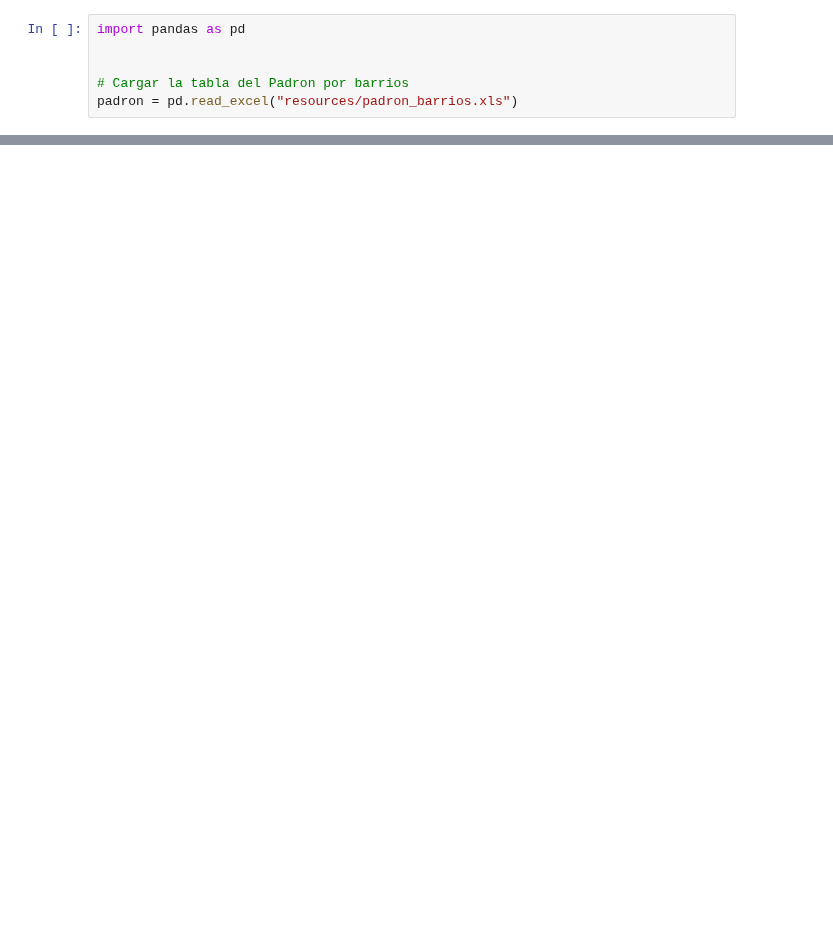
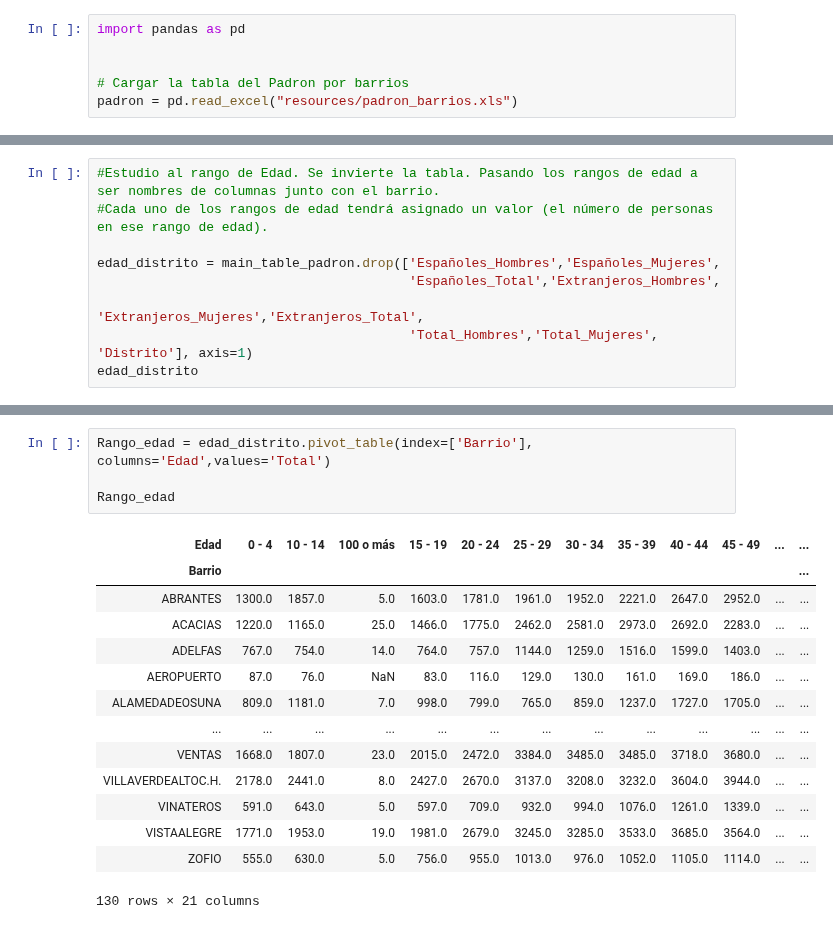
Before and after one commit to InmaLatorre/G3_ProyectoPython, a Jupyter notebook: main_fer.ipynb, the cells around one changed output, grey strips where cells are left out. Saved outputs shown, nothing was run; the diff lists cells and outputs as text; blank space fills up the shorter version.

Commit message:
Trato de tablas antes de limpiarlas

```diff
--- a/main_fer.ipynb
+++ b/main_fer.ipynb
@@ -57,0 +89,9 @@ main_table_padron.head(50)
+# %%
+#Estudio al rango de Edad. Se invierte la tabla. Pasando los rangos de edad a ser nombres de columnas junto con el barrio.
+#Cada uno de los rangos de edad tendrá asignado un valor (el número de personas en ese rango de edad).
+
+edad_distrito = main_table_padron.drop(['Españoles_Hombres','Españoles_Mujeres',
+                                        'Españoles_Total','Extranjeros_Hombres',
+                                        'Extranjeros_Mujeres','Extranjeros_Total',
+                                        'Total_Hombres','Total_Mujeres', 'Distrito'], axis=1)
+edad_distrito
@@ -57,0 +112,19 @@ main_table_padron.head(50)
+# %%
+Rango_edad = edad_distrito.pivot_table(index=['Barrio'], columns='Edad',values='Total')
+
+Rango_edad
+# %% [output]
+| Edad | 0 - 4 | 10 - 14 | 100 o más | 15 - 19 | 20 - 24 | 25 - 29 | 30 - 34 | 35 - 39 | 40 - 44 | 45 - 49 | ... | ... |
+| Barrio |  |  |  |  |  |  |  |  |  |  |  | ... |
+| ABRANTES | 1300.0 | 1857.0 | 5.0 | 1603.0 | 1781.0 | 1961.0 | 1952.0 | 2221.0 | 2647.0 | 2952.0 | ... | ... |
+| ACACIAS | 1220.0 | 1165.0 | 25.0 | 1466.0 | 1775.0 | 2462.0 | 2581.0 | 2973.0 | 2692.0 | 2283.0 | ... | ... |
+| ADELFAS | 767.0 | 754.0 | 14.0 | 764.0 | 757.0 | 1144.0 | 1259.0 | 1516.0 | 1599.0 | 1403.0 | ... | ... |
+| AEROPUERTO | 87.0 | 76.0 | NaN | 83.0 | 116.0 | 129.0 | 130.0 | 161.0 | 169.0 | 186.0 | ... | ... |
+| ALAMEDADEOSUNA | 809.0 | 1181.0 | 7.0 | 998.0 | 799.0 | 765.0 | 859.0 | 1237.0 | 1727.0 | 1705.0 | ... | ... |
+| ... | ... | ... | ... | ... | ... | ... | ... | ... | ... | ... | ... | ... |
+| VENTAS | 1668.0 | 1807.0 | 23.0 | 2015.0 | 2472.0 | 3384.0 | 3485.0 | 3485.0 | 3718.0 | 3680.0 | ... | ... |
+| VILLAVERDEALTOC.H. | 2178.0 | 2441.0 | 8.0 | 2427.0 | 2670.0 | 3137.0 | 3208.0 | 3232.0 | 3604.0 | 3944.0 | ... | ... |
+| VINATEROS | 591.0 | 643.0 | 5.0 | 597.0 | 709.0 | 932.0 | 994.0 | 1076.0 | 1261.0 | 1339.0 | ... | ... |
+| VISTAALEGRE | 1771.0 | 1953.0 | 19.0 | 1981.0 | 2679.0 | 3245.0 | 3285.0 | 3533.0 | 3685.0 | 3564.0 | ... | ... |
+| ZOFIO | 555.0 | 630.0 | 5.0 | 756.0 | 955.0 | 1013.0 | 976.0 | 1052.0 | 1105.0 | 1114.0 | ... | ... |
+130 rows × 21 columns
```
Also changed, not shown: parts of 4 cells of this notebook.
